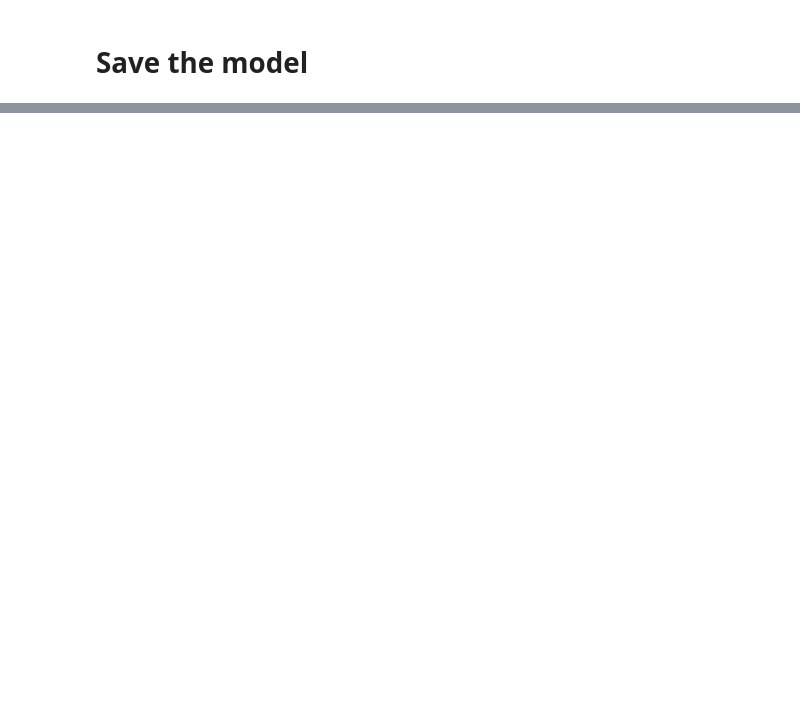
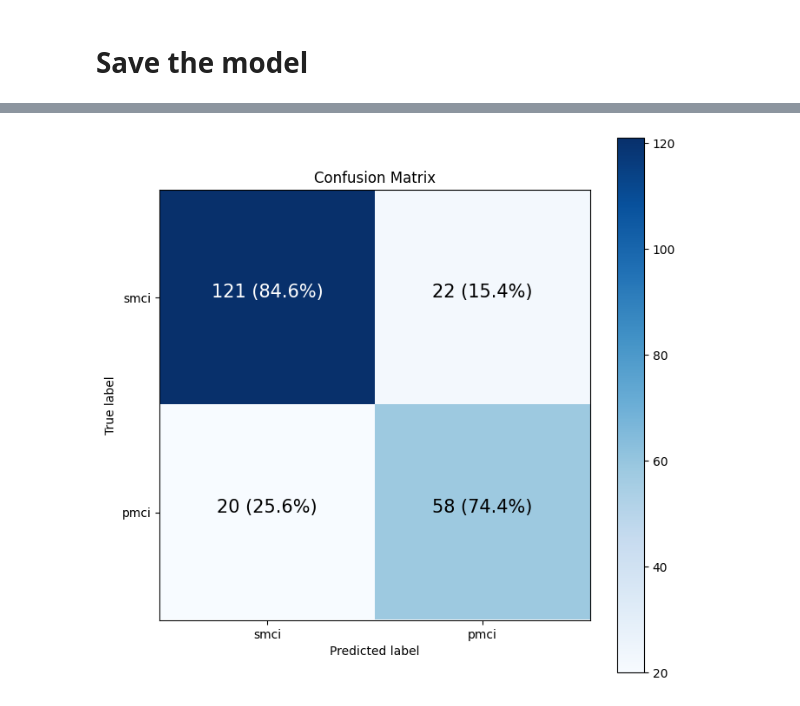
Before and after one commit to diogommiranda/Guiding-ViTs-attention-with-domain-knowledge-for-AD, a Jupyter notebook: code/cnn_torch.ipynb, the cells around one changed output, grey strips where cells are left out. Cells and saved outputs as stored; diff of their text form; code cells hidden in the pictures; blank space fills up the shorter version.

```diff
--- a/code/cnn_torch.ipynb
+++ b/code/cnn_torch.ipynb
@@ -751,0 +758,82 @@ Saving model to: /home/diogommiranda/tese/outputs/torch/full_brain/fixed_lr/CROS
+# %%
+load_model = ResNet(
+        block='basic',
+        layers=[3, 4, 6, 3],
+        block_inplanes=[64, 128, 256, 512],
+        spatial_dims=3,
+        n_input_channels=1,
+        conv1_t_stride=2,
+        num_classes=1,
+        shortcut_type='B',
+        bias_downsample=False
+        )
+load_model.to(device)
+save_model_dir = "/home/diogommiranda/tese/outputs/torch/full_brain/fixed_lr/CROSS_VALIDATION/saved_models/LR=1.0e-05_WD=1e-04 (sgd)"
+load_model.load_state_dict(torch.load(os.path.join(save_model_dir, "model.pth"), map_location=device))
+
+# Compute class weights
+unique_classes, class_counts = np.unique(train_labels, return_counts=True)
+print(f"  Train label counts: {dict(zip(unique_classes, class_counts))}")
+pos_weight_val = class_counts[0] / class_counts[1]
+pos_weight_val = torch.tensor([pos_weight_val], device=device)
+print(f"  Calculated pos_weight for BCEWithLogitsLoss: {pos_weight_val.item():.4f}")
+
+criterion = nn.BCEWithLogitsLoss(pos_weight=pos_weight_val).to(device)
+
+# Evaluate the model on the test data
+load_model.eval()
+test_running_loss = 0.0
+test_pred_probs = []
+test_targets = []
+
+with torch.inference_mode():
+    for inputs, labels in test_data:
+        inputs = inputs.to(device)
+        labels = labels.float().unsqueeze(1).to(device)
+
+        # Mixed precision
+        with torch.autocast(device_type=device.type, dtype=torch.float16, enabled=USE_AMP):
+            outputs = load_model(inputs)
+            loss = criterion(outputs, labels)
+
+        test_running_loss += loss.item() * inputs.size(0)
+
+        prob_outputs = torch.sigmoid(outputs)
+
+        test_pred_probs.extend(prob_outputs.cpu().numpy())
+        test_targets.extend(labels.cpu().numpy())
+
+test_targets = np.array(test_targets).flatten()
+test_pred_probs = np.array(test_pred_probs).flatten()
+
+# Calculate test loss and accuracy
+test_loss = test_running_loss / len(test_data.dataset)
+test_acc = accuracy_score(test_targets, test_pred_probs >= 0.5)
+print(f"Test Loss: {test_loss}, Test Acc: {test_acc}")
+
+y_true = test_targets.astype(int)
+y_pred = test_pred_probs.round().astype(int)
+
+# Calculate metrics
+accuracy = test_acc
+sensitivity = recall_score(y_true, y_pred, pos_label=1)
+specificity = recall_score(y_true, y_pred, pos_label=0)
+bacc = balanced_accuracy_score(y_true, y_pred)
+f1 = f1_score(y_true, y_pred, average='weighted')
+mcc = matthews_corrcoef(y_true, y_pred)
+auc_score = roc_auc_score(y_true, y_pred)
+
+print("\n--- Evaluation Metrics on Test Set ---")
+print(f"Accuracy:    {accuracy:.4f}")
+print(f"Sensitivity: {sensitivity:.4f}")
+print(f"Specificity: {specificity:.4f} ")
+print(f"Balanced Accuracy (BACC): {bacc:.4f}")
+print(f"F1 Score (Weighted):      {f1:.4f}")
+print(f"Matthews Corr Coef (MCC): {mcc:.4f}")
+print(f"Area Under the Curve (AUC): {auc_score:.4f}\n")
+
+class0, class1 = DATASET.split("_")
+target_names = [class0, class1]
+
+make_confusion_matrix(y_true, y_pred, target_names, figsize=(8, 8), text_size=15)
+# %% [output]
@@ -751,0 +852 @@ Saving model to: /home/diogommiranda/tese/outputs/torch/full_brain/fixed_lr/CROS
+[figure, added]
```
Also changed, not shown: parts of 7 cells of this notebook, 7 other files.
